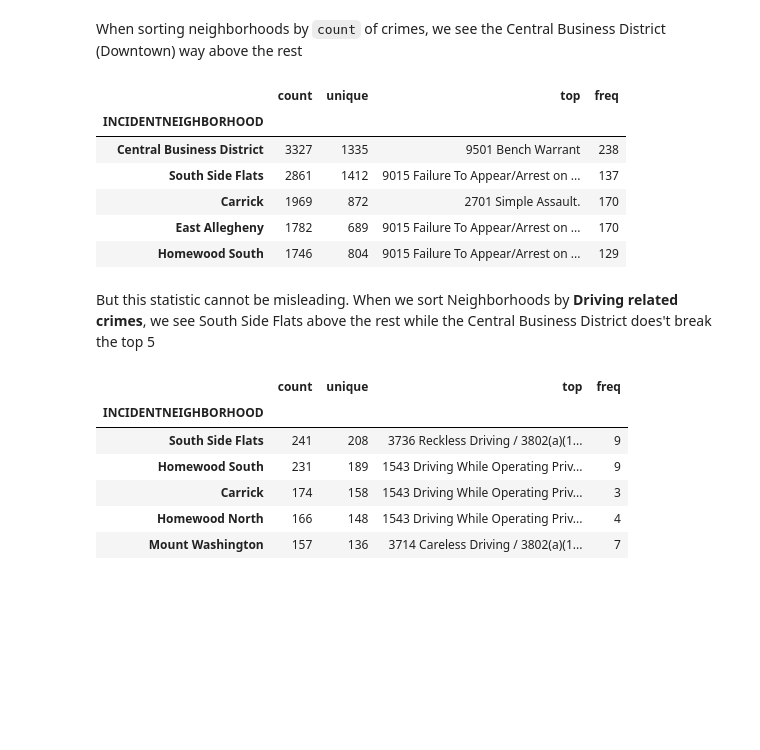
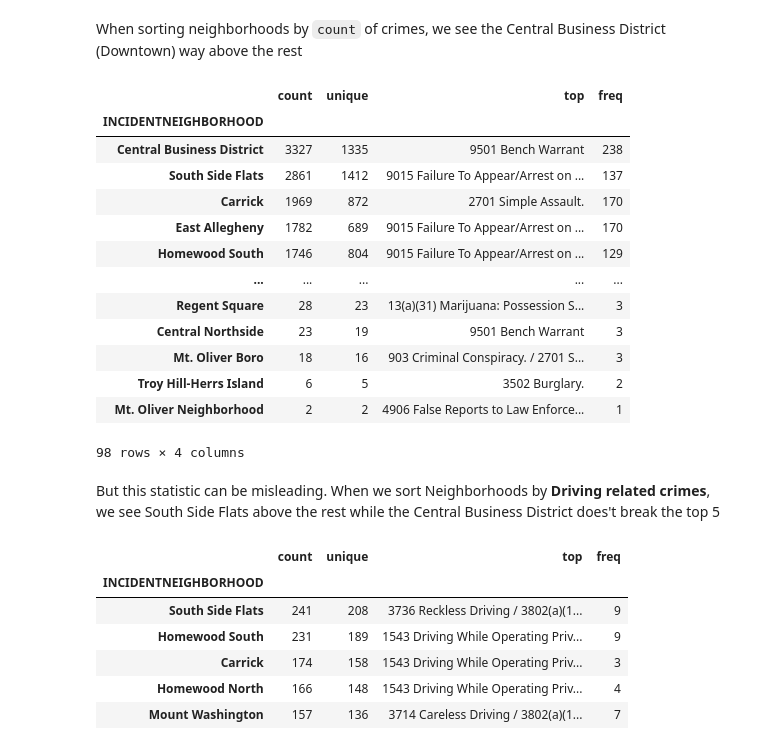
Before and after one commit to strobosco/bigideasfinal, a Jupyter notebook: safety.ipynb, the cells around one changed output. Saved outputs shown, nothing was run; the diff lists cells and outputs as text; code cells hidden in the pictures; blank space fills up the shorter version.

```diff
--- a/safety.ipynb
+++ b/safety.ipynb
@@ -26,17 +27,24 @@ dset.sample(3)
 When sorting neighborhoods by `count` of crimes, we see the Central Business District (Downtown) way above the rest
 # %%
 df = dset.groupby('INCIDENTNEIGHBORHOOD')['OFFENSES'].describe().sort_values(by='count', ascending=False)
-df.head()
+df
 # %% [output]
 |  | count | unique | top | freq |
 | INCIDENTNEIGHBORHOOD |  |  |  |  |
 | Central Business District | 3327 | 1335 | 9501 Bench Warrant | 238 |
 | South Side Flats | 2861 | 1412 | 9015 Failure To Appear/Arrest on ... | 137 |
 | Carrick | 1969 | 872 | 2701 Simple Assault. | 170 |
 | East Allegheny | 1782 | 689 | 9015 Failure To Appear/Arrest on ... | 170 |
 | Homewood South | 1746 | 804 | 9015 Failure To Appear/Arrest on ... | 129 |
+| ... | ... | ... | ... | ... |
+| Regent Square | 28 | 23 | 13(a)(31) Marijuana: Possession S... | 3 |
+| Central Northside | 23 | 19 | 9501 Bench Warrant | 3 |
+| Mt. Oliver Boro | 18 | 16 | 903 Criminal Conspiracy. / 2701 S... | 3 |
+| Troy Hill-Herrs Island | 6 | 5 | 3502 Burglary. | 2 |
+| Mt. Oliver Neighborhood | 2 | 2 | 4906 False Reports to Law Enforce... | 1 |
+98 rows × 4 columns
 # %% [markdown]
-But this statistic cannot be misleading. When we sort Neighborhoods by **Driving related crimes**, we see South Side Flats above the rest while the Central Business District does't break the top 5
+But this statistic can be misleading. When we sort Neighborhoods by **Driving related crimes**, we see South Side Flats above the rest while the Central Business District does't break the top 5
 # %%
 query = dset['OFFENSES'].str.contains('Driving', na=False)
 aslt = dset[query].groupby('INCIDENTNEIGHBORHOOD')['OFFENSES'].describe().sort_values(by='count', ascending=False)
```
Also changed, not shown: parts of 4 cells of this notebook.
